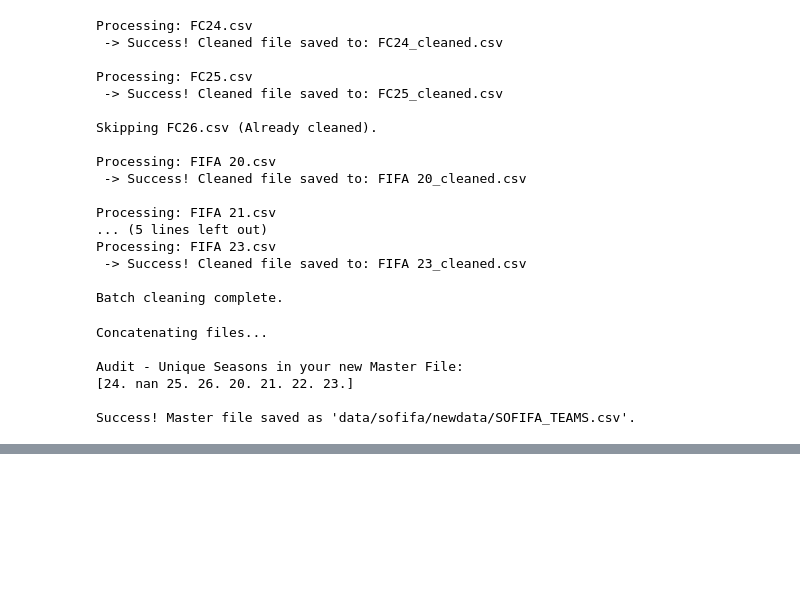
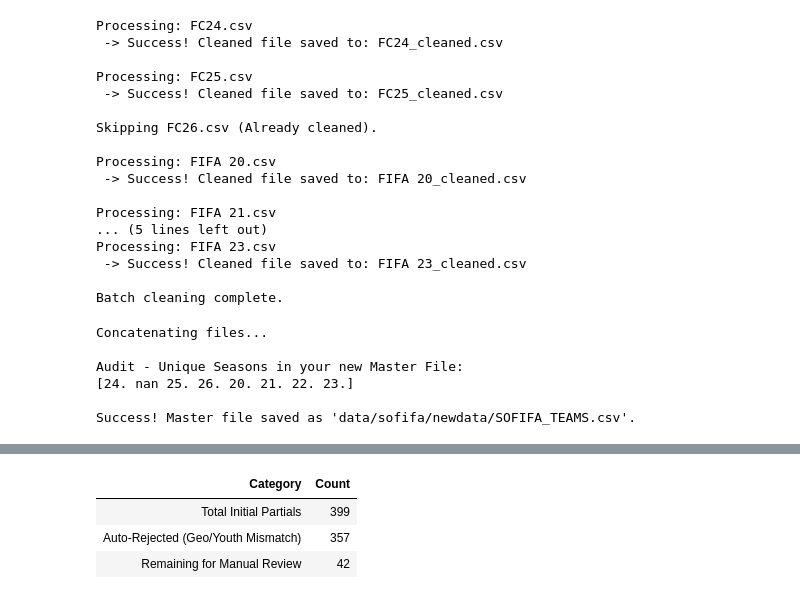
Before and after one commit to Ashwynkumar16/Soccersolver_data_merge, a Jupyter notebook: SOFIFA.ipynb, the cells around one changed output, grey strips where cells are left out. Drawn from its saved outputs; the diff is of its cells as text; code cells hidden in the pictures; blank space fills up the shorter version.

```diff
--- a/SOFIFA.ipynb
+++ b/SOFIFA.ipynb
@@ -2119,0 +2469,77 @@ Success! Master file saved as 'data/sofifa/newdata/SOFIFA_TEAMS.csv'.
+# %%
+# 1. Load Data
+df_partial = pd.read_csv('newdata/teams/partial match/PARTIAL_MATCH_REVIEW.csv')
+initial_partials = len(df_partial)
+
+# 2. Geographic Filter Logic
+def check_geo(row):
+    sf_c = str(row['sofifa_country']).strip().lower()
+    ss_c = str(row['soccersolver_country']).strip().lower()
+    # If either country is missing or marked unknown, keep it for manual review to be safe
+    if pd.isna(row['sofifa_country']) or pd.isna(row['soccersolver_country']) or sf_c == 'unknown' or ss_c == 'unknown':
+        return True
+    return sf_c == ss_c
+
+geo_pass_mask = df_partial.apply(check_geo, axis=1)
+
+# 3. Youth Team Filter Logic
+# Matches whole words for common reserve/youth identifiers
+youth_pattern = r'\b(u16|u17|u18|u19|u20|u21|u22|u23|b|ii|castilla|reserves?)\b'
+
+def is_youth_team(text):
+    if pd.isna(text): return False
+    return bool(re.search(youth_pattern, str(text).lower()))
+
+def check_youth(row):
+    ss_youth = is_youth_team(row['soccersolver_name'])
+    wy_youth = is_youth_team(row['wyscout_name'])
+    sf_youth = is_youth_team(row['sofifa_Team_Name'])
+
+    # If target is a youth team but the Sofifa record is a first-team, reject it
+    if (ss_youth or wy_youth) and not sf_youth:
+        return False
+    return True
+
+youth_pass_mask = df_partial.apply(check_youth, axis=1)
+
+# 4. Apply Filters and Split Data
+final_pass_mask = geo_pass_mask & youth_pass_mask
+
+df_review = df_partial[final_pass_mask].copy()
+df_auto_rejected = df_partial[~final_pass_mask].copy()
+
+# 5. Insert Approval Column
+df_review.insert(0, 'APPROVED', '')
+
+# 6. Export
+df_review.to_csv('newdata/teams/partial match/PARTIAL_MATCH_REVIEW_WITH_APPROVAL.csv', index=False)
+df_auto_rejected.to_csv('newdata/teams/partial match/AUTO_REJECTED_PARTIALS.csv', index=False)
+
+
+# =====================================================================
+# --- STEP 3A VERIFICATION PROTOCOL ---
+# =====================================================================
+display(HTML("<h3>--- STEP 3A: AUTOMATED FILTERING DIAGNOSTIC ---</h3>"))
+
+total_review = len(df_review)
+total_rejected = len(df_auto_rejected)
+integrity_pass = (total_review + total_rejected) == initial_partials
+
+funnel_data = {
+    'Category': ['Total Initial Partials', 'Auto-Rejected (Geo/Youth Mismatch)', 'Remaining for Manual Review'],
+    'Count': [initial_partials, total_rejected, total_review]
+}
+df_funnel = pd.DataFrame(funnel_data)
+
+integrity_data = {
+    'Test': ["Mass Balance Conservation"],
+    'Logic': [f"{total_review} (Review) + {total_rejected} (Rejected) == {initial_partials} (Initial)"],
+    'Status': ['PASS' if integrity_pass else 'FAIL']
+}
+df_integrity = pd.DataFrame(integrity_data)
+
+display(HTML("<b>1. Triage Funnel</b>"))
+display(df_funnel.style.hide(axis="index"))
+display(HTML("<br><b>2. Integrity Check</b>"))
+display(df_integrity.style.hide(axis="index"))
+# %% [output]
@@ -2119,0 +2548,4 @@ Success! Master file saved as 'data/sofifa/newdata/SOFIFA_TEAMS.csv'.
+| Category | Count |
+| Total Initial Partials | 399 |
+| Auto-Rejected (Geo/Youth Mismatch) | 357 |
+| Remaining for Manual Review | 42 |
```
Also changed, not shown: parts of 5 cells of this notebook, 1 other file.
